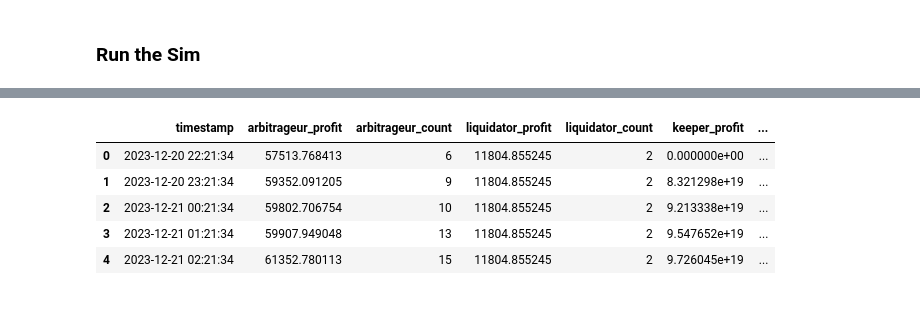
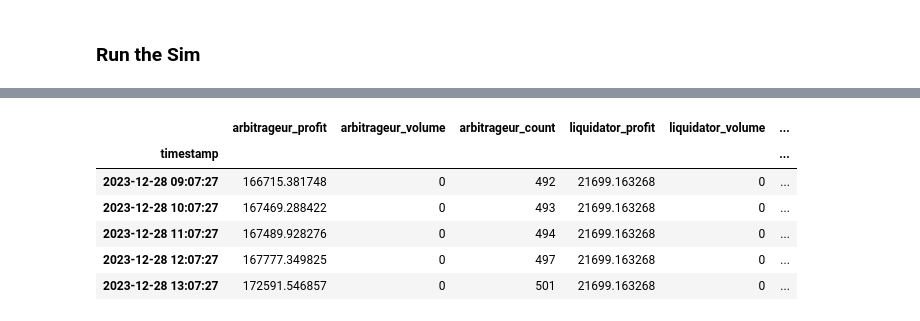
Before and after one commit to xenophonlabs/crvUSDrisk, a Jupyter notebook: notebooks/demo_sim.ipynb, the cells around one changed output, grey strips where cells are left out. Cells and saved outputs as stored; diff of their text form; code cells hidden in the pictures.

```diff
--- a/notebooks/demo_sim.ipynb
+++ b/notebooks/demo_sim.ipynb
@@ -93,0 +100,2 @@ for sample in scenario.pricepaths:
+# %%
+results = processor.process()
@@ -94,11 +106,12 @@ for sample in scenario.pricepaths:
 # %%
-df = processor.results
+df = results.df
 df.to_csv("../data/results.csv")
-df.head()
+df.tail()
 # %% [output]
-|  | timestamp | arbitrageur_profit | arbitrageur_count | liquidator_profit | liquidator_count | keeper_profit | ... |
-| 0 | 2023-12-20 22:21:34 | 57513.768413 | 6 | 11804.855245 | 2 | 0.000000e+00 | ... |
-| 1 | 2023-12-20 23:21:34 | 59352.091205 | 9 | 11804.855245 | 2 | 8.321298e+19 | ... |
-| 2 | 2023-12-21 00:21:34 | 59802.706754 | 10 | 11804.855245 | 2 | 9.213338e+19 | ... |
-| 3 | 2023-12-21 01:21:34 | 59907.949048 | 13 | 11804.855245 | 2 | 9.547652e+19 | ... |
-| 4 | 2023-12-21 02:21:34 | 61352.780113 | 15 | 11804.855245 | 2 | 9.726045e+19 | ... |
+|  | arbitrageur_profit | arbitrageur_volume | arbitrageur_count | liquidator_profit | liquidator_volume | ... |
+| timestamp |  |  |  |  |  | ... |
+| 2023-12-28 09:07:27 | 166715.381748 | 0 | 492 | 21699.163268 | 0 | ... |
+| 2023-12-28 10:07:27 | 167469.288422 | 0 | 493 | 21699.163268 | 0 | ... |
+| 2023-12-28 11:07:27 | 167489.928276 | 0 | 494 | 21699.163268 | 0 | ... |
+| 2023-12-28 12:07:27 | 167777.349825 | 0 | 497 | 21699.163268 | 0 | ... |
+| 2023-12-28 13:07:27 | 172591.546857 | 0 | 501 | 21699.163268 | 0 | ... |
```
Also changed, not shown: parts of 22 cells of this notebook, 16 other files.
